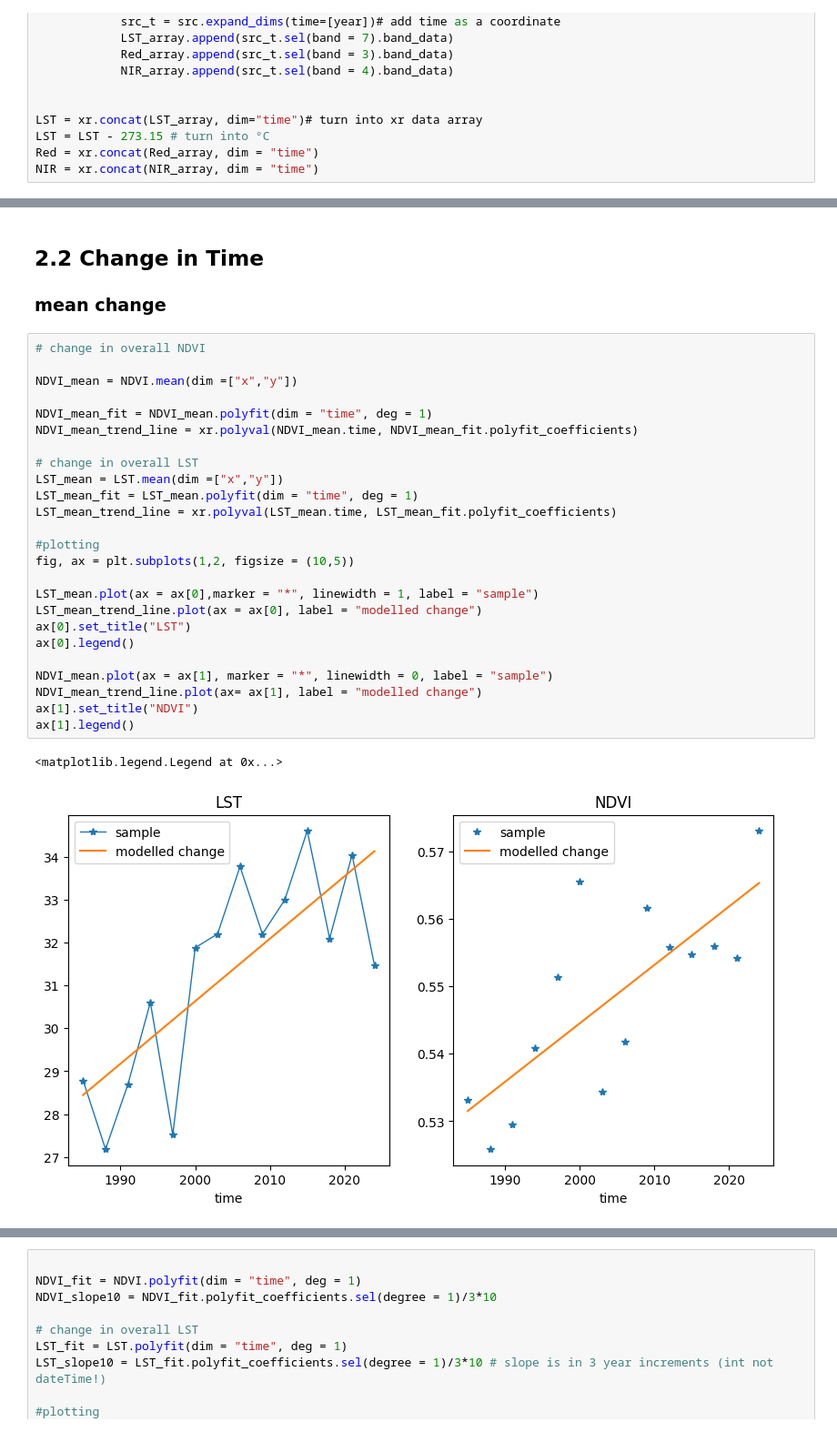
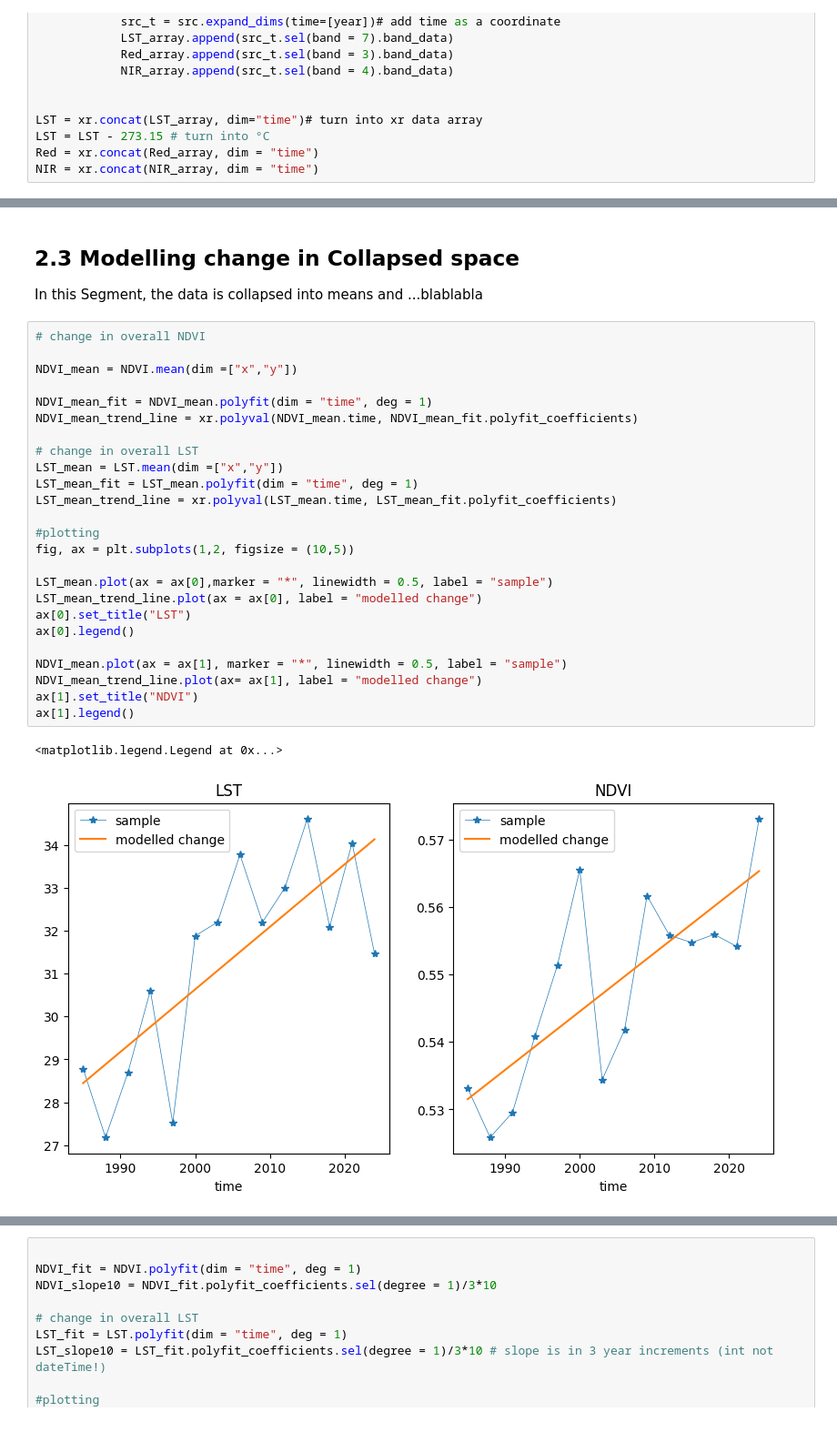
Before and after one commit to MinaKimBebi/Urban_Heat_Zurich_sds210_mbebi, a Jupyter notebook: notebooks/heattrends_in_Zurich.ipynb, the cells around one changed output, grey strips where cells are left out. Shown at 91% size. Cells and saved outputs as stored; diff of their text form.

```diff
--- a/notebooks/heattrends_in_Zurich.ipynb
+++ b/notebooks/heattrends_in_Zurich.ipynb
@@ -128,32 +118,32 @@ ax.set_aspect('equal')
 # %% [markdown]
-##  2.2 Change in Time
-### mean change
+##  2.3 Modelling change in Collapsed space
+In this Segment, the data is collapsed into means and ...blablabla
 # %%
 # change in overall NDVI
 
 NDVI_mean = NDVI.mean(dim =["x","y"])
 
 NDVI_mean_fit = NDVI_mean.polyfit(dim = "time", deg = 1)
 NDVI_mean_trend_line = xr.polyval(NDVI_mean.time, NDVI_mean_fit.polyfit_coefficients)
 
 # change in overall LST
 LST_mean = LST.mean(dim =["x","y"])
 LST_mean_fit = LST_mean.polyfit(dim = "time", deg = 1)
 LST_mean_trend_line = xr.polyval(LST_mean.time, LST_mean_fit.polyfit_coefficients)
 
 #plotting
 fig, ax = plt.subplots(1,2, figsize = (10,5))
 
-LST_mean.plot(ax = ax[0],marker = "*", linewidth = 1, label = "sample")
+LST_mean.plot(ax = ax[0],marker = "*", linewidth = 0.5, label = "sample")
 LST_mean_trend_line.plot(ax = ax[0], label = "modelled change")
 ax[0].set_title("LST")
 ax[0].legend()
 
-NDVI_mean.plot(ax = ax[1], marker = "*", linewidth = 0, label = "sample")
+NDVI_mean.plot(ax = ax[1], marker = "*", linewidth = 0.5, label = "sample")
 NDVI_mean_trend_line.plot(ax= ax[1], label = "modelled change")
 ax[1].set_title("NDVI")
 ax[1].legend()
 # %% [output]
 <matplotlib.legend.Legend at 0x...>
-[figure, old version]
+[figure, new version]
 # %% [markdown]
```
Also changed, not shown: parts of 17 cells of this notebook.
